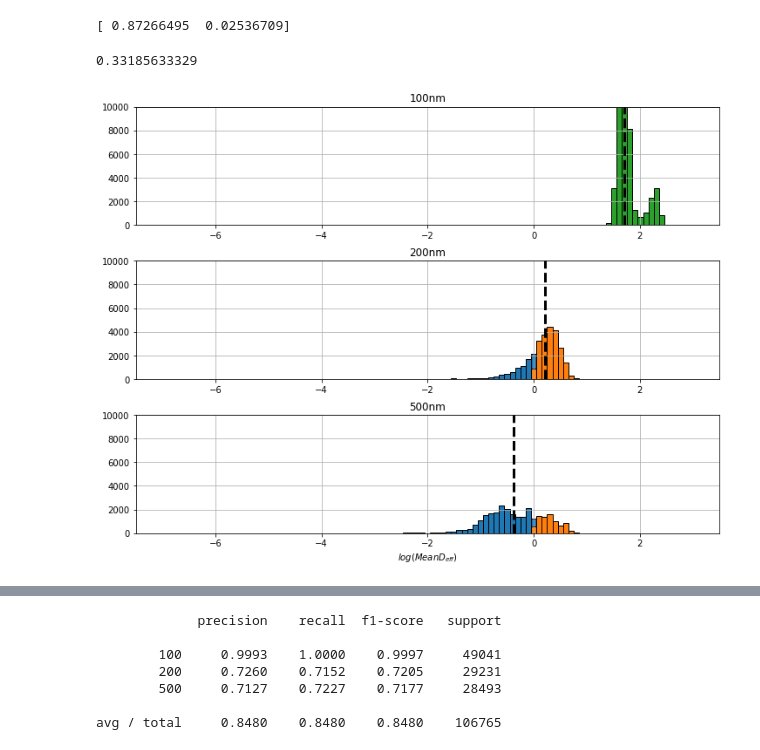
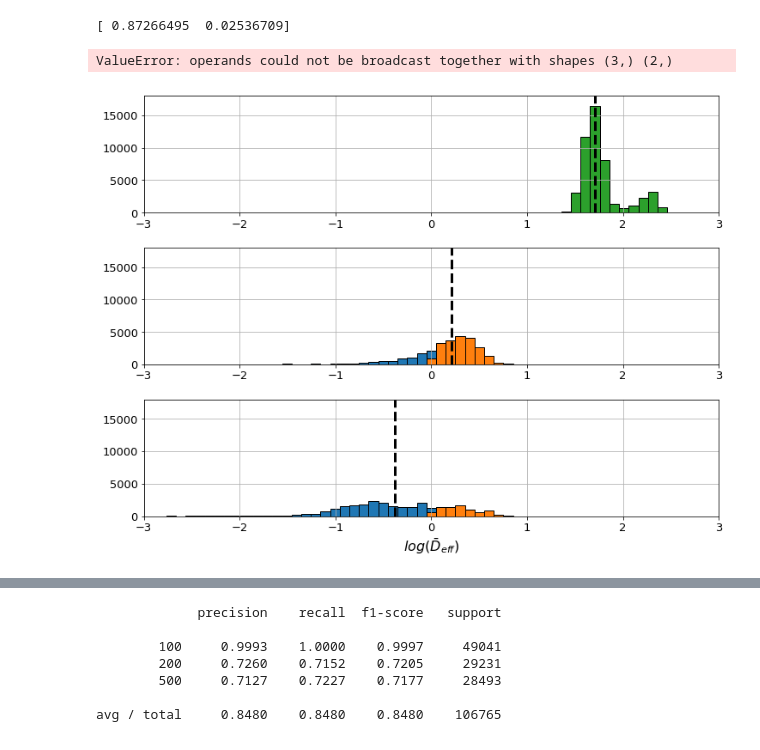
Before and after one commit to Nance-Lab/diff_classifier, a Jupyter notebook: notebooks/development/12_10_18_pca_size_redo_NN_alt.ipynb, the cells around one changed output, grey strips where cells are left out. Cells and saved outputs as stored; diff of their text form; code cells hidden in the pictures.

```diff
--- a/notebooks/development/12_10_18_pca_size_redo_NN_alt.ipynb
+++ b/notebooks/development/12_10_18_pca_size_redo_NN_alt.ipynb
@@ -92,6 +92,6 @@ fstats_raw = fstats_num.as_matrix()
 # %% [markdown]
 The pca.pca_analysis function provides a completely contained PCA analysis of the input trajectory features dataset. It includes options to impute NaN values (fill in with average values or drop them), and to scale features. Read the docstring for more information.
 # %%
-pcadataset = pca.pca_analysis(fstats_tot, dropcols=nonnum, n_components=15)
+pcadataset = pca.pca_analysis(fstats_tot, dropcols=nonnum, n_components=13)
 # %% [output]
 Cumulative explained variance:
@@ -652,24 +752,25 @@ print(logDeff)
 minim = np.sum(np.square(np.array(means) - np.array(logDeff)))
 print(minim)
 # %% [output]
-0.33185633329
+ValueError: operands could not be broadcast together with shapes (3,) (2,)
 # %%
 Dbins = [-10, 0.025, 0.873, 10]
 bins = np.linspace(-10, 10, 200)
 fig, axes = plt.subplots(nrows=3, figsize=(12, 9))
 counter = 0
 means = []
 for ax in axes:
     means.append(X_train[X_train['Particle Size']==sizes[counter]]['LogMeanDeff1'].median())
     for i in range(3):
         X_train[(X_train['Particle Size']==sizes[counter]) & (Dbins[i] < X_train['LogMeanDeff1']) & (X_train['LogMeanDeff1'] < Dbins[i+1])].hist(column='LogMeanDeff1', bins=bins, figsize=(12,3), edgecolor='k', ax=ax, )
-        ax.set_xlim([-7.5, 3.5])
-        ax.set_ylim([0, 10000])
+        ax.set_xlim([-3, 3])
+        ax.set_ylim([0, 18000])
+        ax.tick_params(labelsize=13)
     ax.axvline(X_train[X_train['Particle Size']==sizes[counter]]['LogMeanDeff1'].median(), color='k', linestyle='dashed', linewidth=3)
-    ax.set_title(sizes[counter]+ 'nm')
+    ax.set_title('')
     if counter == 2:
-        ax.set_xlabel(r'$log(Mean D_{eff})$')
+        ax.set_xlabel(r'$log(\bar{D}_{eff})$', fontsize=16)
     counter = counter + 1
 # %% [output]
-[figure, old version]
+[figure, new version]
 # %%
```
Also changed, not shown: parts of 11 cells of this notebook, 11 other files.
